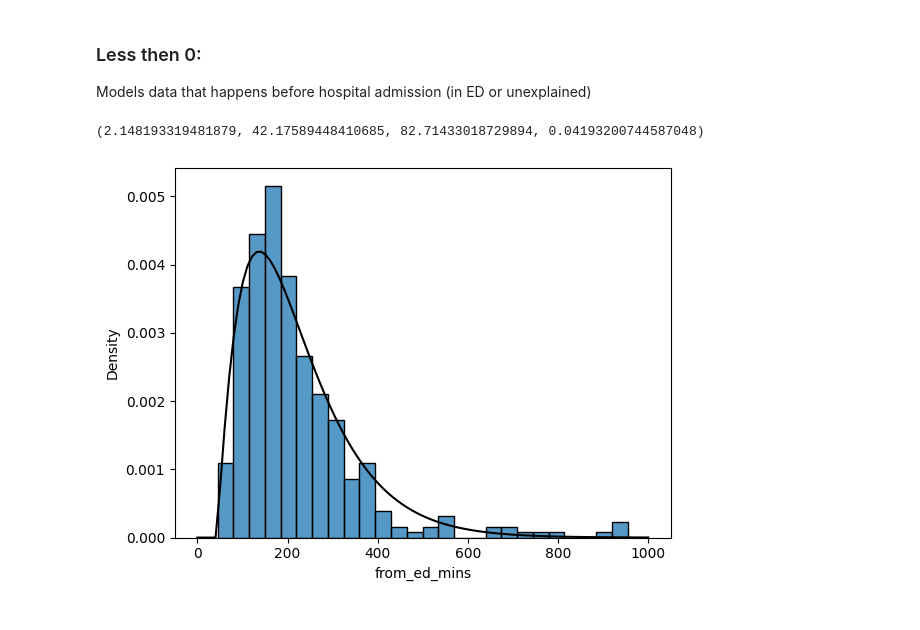
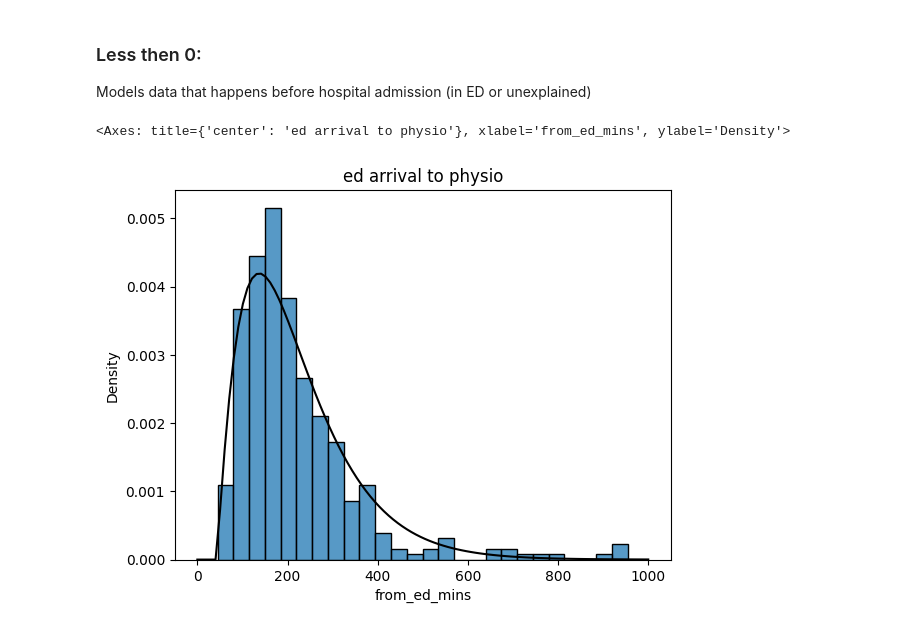
Before and after one commit to emilydormody/Synthetic-Stroke-Data, a Jupyter notebook: histogram_summaries.ipynb, the cells around one changed output. Drawn from its saved outputs; the diff is of its cells as text; code cells hidden in the pictures.

```diff
--- a/histogram_summaries.ipynb
+++ b/histogram_summaries.ipynb
@@ -503,11 +503,10 @@ Models data that happens before hospital admission (in ED or unexplained)
 # %%
 data = ng_pt[ng_pt['from_ed_mins']>=0]
 data = data[data['from_ed_mins']<1000]
 x = np.linspace(0, 1000, 100)
 a, loc, scale = stats.gamma.fit(data.from_ed_mins)
-sns.histplot(x='from_ed_mins', data=data, stat='density')
+sns.histplot(x='from_ed_mins', data=data, stat='density').set(title='ed arrival to physio')
 sns.lineplot(x=x, y=stats.gamma.pdf(x,a,loc,scale), color='black')
-a, loc, scale, len(ng_pt)/len(pt)
 # %% [output]
-(2.148193319481879, 42.17589448410685, 82.71433018729894, 0.04193200744587048)
+<Axes: title={'center': 'ed arrival to physio'}, xlabel='from_ed_mins', ylabel='Density'>
-[figure, old version]
+[figure, new version]
```
Also changed, not shown: parts of 19 cells of this notebook, 1 other file.
